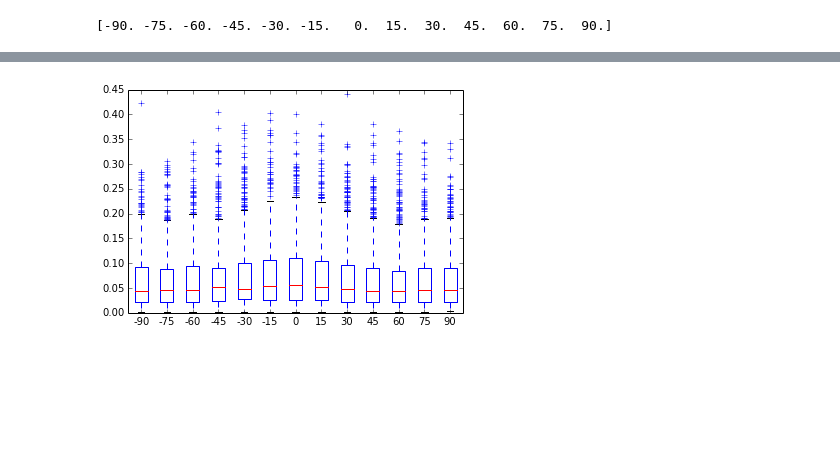
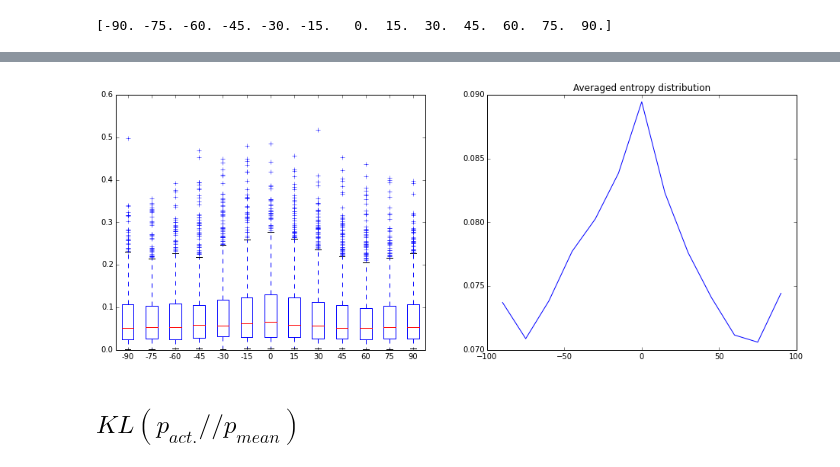
Before and after one commit to Kreiswolke/DeepInvariance, a Jupyter notebook: analyse_layerwise_activations.ipynb, the cells around one changed output, grey strips where cells are left out. Saved outputs shown, nothing was run; the diff lists cells and outputs as text; code cells hidden in the pictures; blank space fills up the shorter version.

Commit message:
Computing mean scores

```diff
--- a/analyse_layerwise_activations.ipynb
+++ b/analyse_layerwise_activations.ipynb
@@ -158,13 +158,14 @@ print(angs)
 # %% [output]
 [-90. -75. -60. -45. -30. -15.   0.  15.  30.  45.  60.  75.  90.]
 # %%
+import scipy
 layer = 'encode1neuron'
 KL = [[] for n,_ in enumerate(CL[layer].T)]
 
 for neuron_nr, v in enumerate(CL[layer].T):
     for r in angs:
         p, _ = np.histogram(v[Rot==r],bins = 100, density = True) # p = P(act/rot)
-        q, _ = np.histogram(v,bins = 100, density = True) # q = P(act)
+        q, _ = np.histogram(v[Rot!=r],bins = 100, density = True) # q = P(act)
         KL[neuron_nr].append(scipy.stats.entropy(p,q))
 # %%
 print(np.shape(KL))
@@ -192,10 +193,27 @@ for neuron_nr in range(30):
 ... (19 outputs left out)
 # %%
+KL_clean = []
+for k in KL:
+    if np.isinf(k).any() or np.isnan(k).any():
+        pass
+    else:
+        KL_clean.append(k/np.sum(k))
 
-fig = plt.figure()
-ax = fig.add_subplot(111)
+#KL_clean = [np.asarray(k)[~np.isnan(np.asarray(k)) & ~np.isinf(np.asarray(k)) ] for k in KL]
+KL_clean = np.asarray(KL_clean)
+
+fig = plt.figure(figsize = (16,6))
+ax = fig.add_subplot(121)
 ax.boxplot(list(np.array(KL).T))
 plt.xticks(range(1,len(angs)+1), ['{:0.0f}'.format(a) for a in angs])
+
+ax = fig.add_subplot(122)
+#print(KL_clean)
+KL_mean = np.mean(KL_clean, axis = 0)
+plt.plot(angs, KL_mean)
+plt.title('Averaged entropy distribution')
 plt.show()
 # %% [output]
-[figure, old version]
+[figure, new version]
+# %% [markdown]
+## $KL(p_{act.} //p_{mean})$
```
Also changed, not shown: parts of 3 cells of this notebook.
